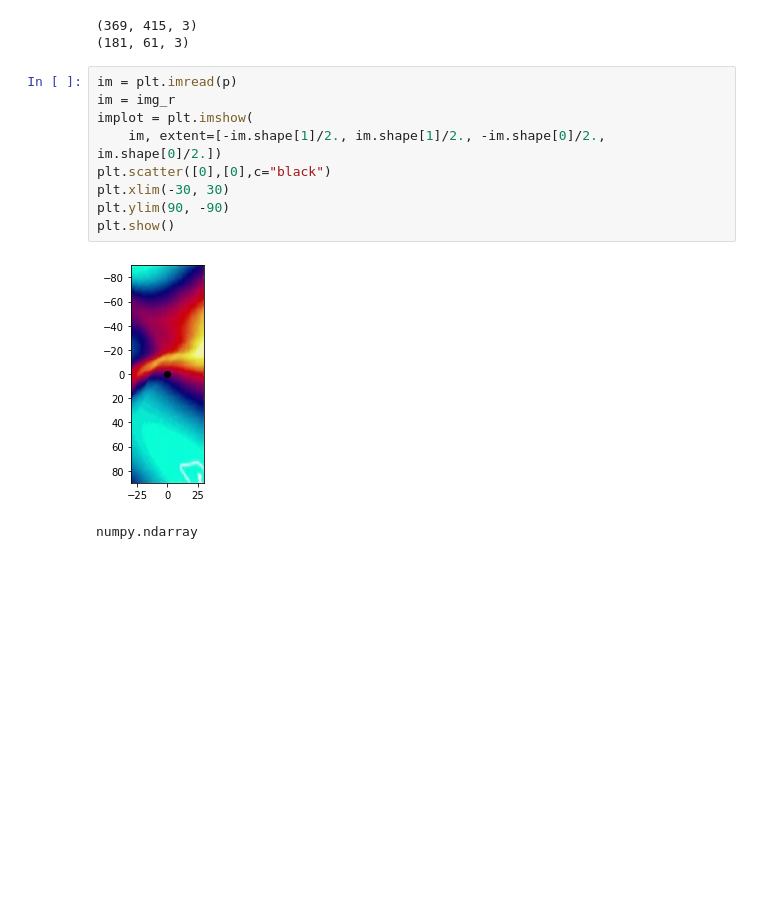
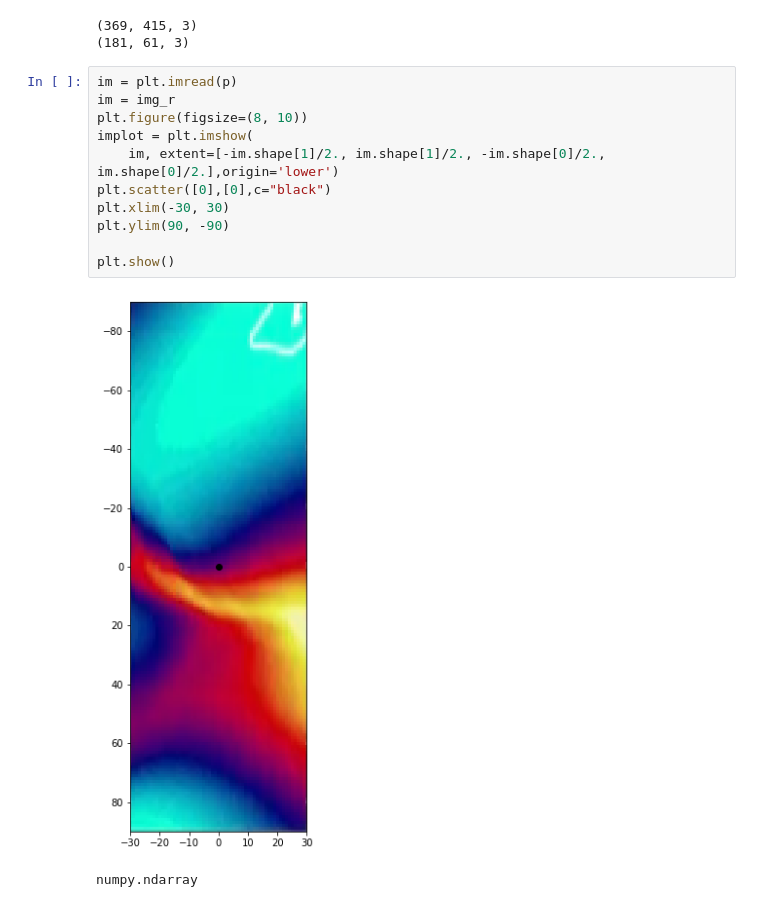
Before and after one commit to D-Gaard/bachelor, a Jupyter notebook: selectBestAngles.ipynb, the cells around one changed output. Saved outputs shown, nothing was run; the diff lists cells and outputs as text; blank space fills up the shorter version.

Commit message:
updated best angle plot

```diff
--- a/selectBestAngles.ipynb
+++ b/selectBestAngles.ipynb
@@ -17,14 +17,16 @@ print(img_r.shape)
 # %%
 im = plt.imread(p)
 im = img_r
+plt.figure(figsize=(8, 10))
 implot = plt.imshow(
-    im, extent=[-im.shape[1]/2., im.shape[1]/2., -im.shape[0]/2., im.shape[0]/2.])
+    im, extent=[-im.shape[1]/2., im.shape[1]/2., -im.shape[0]/2., im.shape[0]/2.],origin='lower')
 plt.scatter([0],[0],c="black")
 plt.xlim(-30, 30)
 plt.ylim(90, -90)
+
 plt.show()
 # %% [output]
-[figure, old version]
+[figure, new version]
 # %%
 # %% [output]
 numpy.ndarray
```
